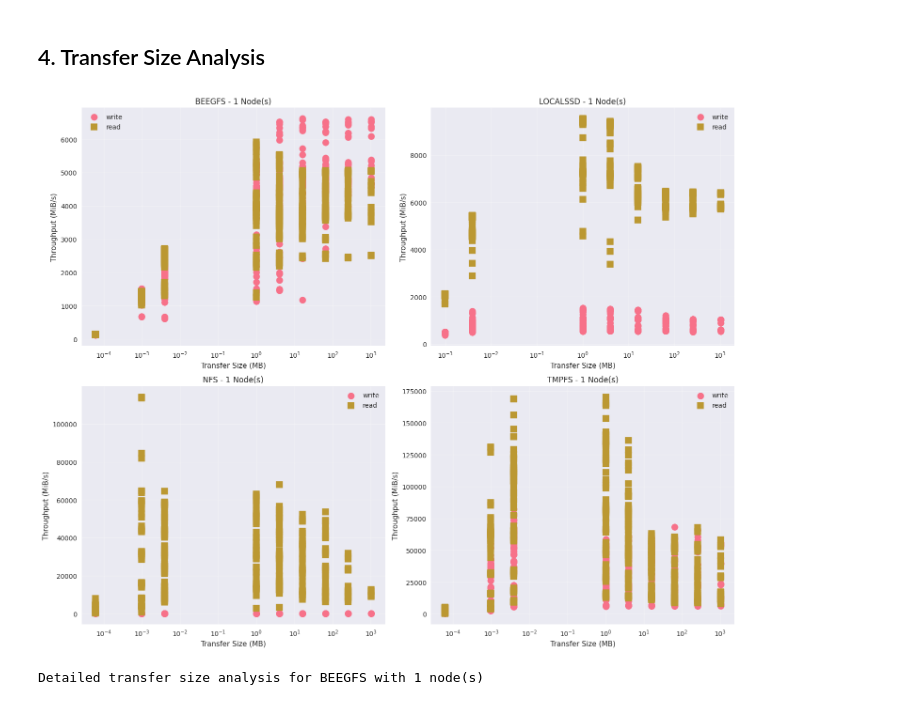
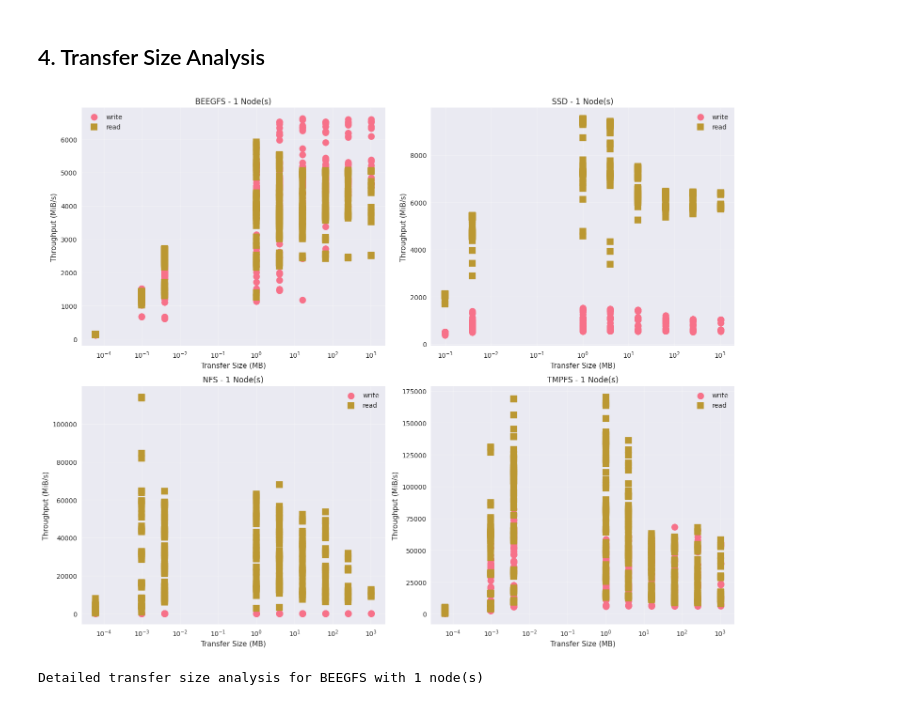
Before and after one commit to mrashidatud/spm, a Jupyter notebook: perf_profiles/ior_analysis_new.ipynb, the cells around one changed output. Cells and saved outputs as stored; diff of their text form; code cells hidden in the pictures.

Commit message:
rebane localssd to ssd

```diff
--- a/perf_profiles/ior_analysis_new.ipynb
+++ b/perf_profiles/ior_analysis_new.ipynb
@@ -185,7 +185,7 @@ plt.show()
 ## 4. Transfer Size Analysis
 # %%
 # Analyze transfer size impact for different storage types
-storage_types = ['beegfs', 'localssd', 'nfs', 'tmpfs']
+storage_types = ['beegfs', 'ssd', 'nfs', 'tmpfs']
 num_nodes = 1
 
 fig, axes = plt.subplots(2, 2, figsize=(15, 12))
@@ -198,34 +198,34 @@ for i, storage_type in enumerate(storage_types):
             df, storage_type=storage_type, num_nodes=num_nodes
         )
 
         if not filtered_df.empty:
             ax = axes[i]
 
             for operation in ['write', 'read']:
                 op_data = filtered_df[filtered_df['operation'] == operation]
                 if not op_data.empty:
                     # Convert transfer size to MB for x-axis
                     transfer_sizes_mb = op_data['transferSize'] / (1024 * 1024)
                     ax.scatter(transfer_sizes_mb, op_data['trMiB'],
                                label=f'{operation}',
                                marker='o' if operation == 'write' else 's',
                                s=100)
 
             ax.set_xlabel('Transfer Size (MB)')
             ax.set_ylabel('Throughput (MiB/s)')
             ax.set_title(f'{storage_type.upper()} - {num_nodes} Node(s)')
             ax.legend()
             ax.grid(True, alpha=0.3)
             ax.set_xscale('log')
         else:
             axes[i].text(0.5, 0.5, f'No data for {storage_type}',
                          ha='center', va='center', transform=axes[i].transAxes)
 
 plt.tight_layout()
 plt.savefig(os.path.join(plot_dir, 'transfer_size_analysis_all_storage.png'), dpi=300, bbox_inches='tight')
 plt.show()
 # %% [output]
-[figure, old version]
+[figure, new version]
 # %%
 # Detailed analysis for a specific storage type
 storage_type = 'beegfs'  # Change this to analyze different storage types
```
Also changed, not shown: parts of 6 cells of this notebook, 11 other files.
